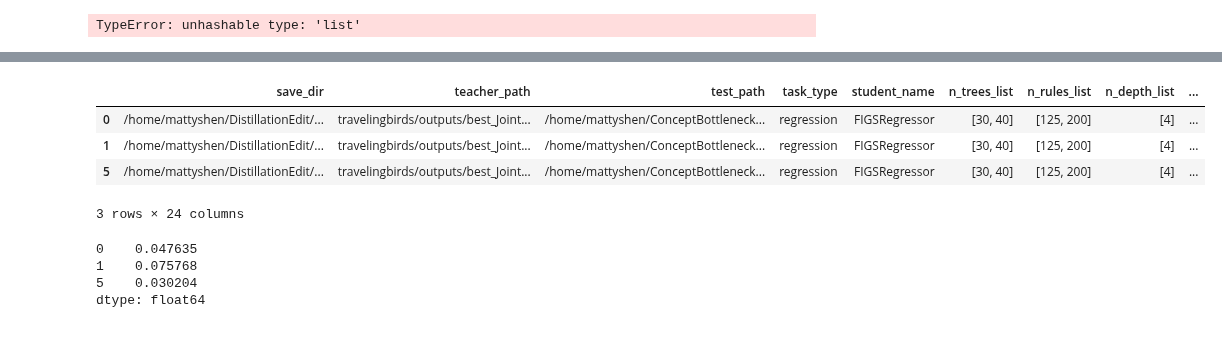
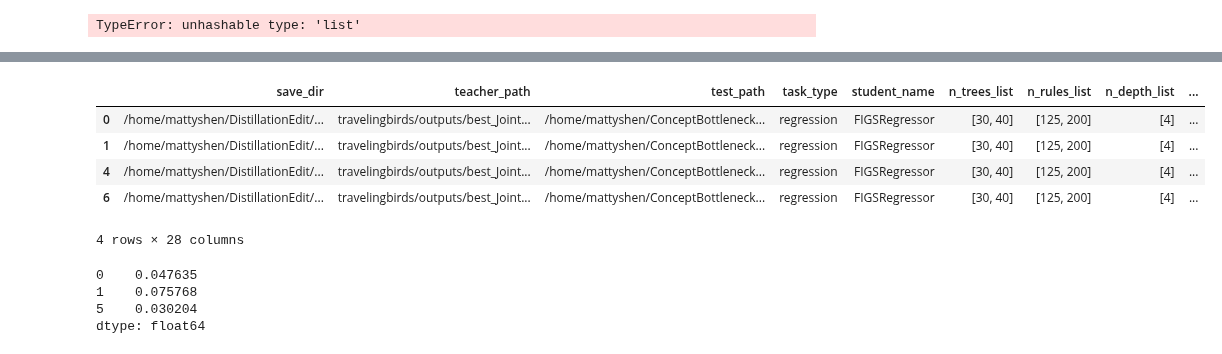
Before and after one commit to mattyshen/adaptiveTTI, a Jupyter notebook: notebooks/distillation_travelingbirds.ipynb, the cells around one changed output, grey strips where cells are left out. Drawn from its saved outputs; the diff is of its cells as text; code cells hidden in the pictures.

```diff
--- a/notebooks/distillation_travelingbirds.ipynb
+++ b/notebooks/distillation_travelingbirds.ipynb
@@ -38,13 +50,14 @@ r.to_csv('../csv_results/distillation_travelingbirds.csv')
 # %%
 no_cv = r[r.student_name == 'FIGSRegressor'].loc[:, ~r.columns.str.contains('train')&~r.columns.str.contains('distillation')]
 # %%
-r[r.student_name == 'FIGSRegressor'].loc[:, ~r.columns.str.contains('train')&~r.columns.str.contains('prediction')]
+r[r.student_name == 'FIGSRegressor'].loc[:, ~r.columns.str.contains('train')&~r.columns.str.contains('distillation')]
 # %% [output]
 |  | save_dir | teacher_path | test_path | task_type | student_name | n_trees_list | n_rules_list | n_depth_list | ... |
 | 0 | /home/mattyshen/DistillationEdit/... | travelingbirds/outputs/best_Joint... | /home/mattyshen/ConceptBottleneck... | regression | FIGSRegressor | [30, 40] | [125, 200] | [4] | ... |
 | 1 | /home/mattyshen/DistillationEdit/... | travelingbirds/outputs/best_Joint... | /home/mattyshen/ConceptBottleneck... | regression | FIGSRegressor | [30, 40] | [125, 200] | [4] | ... |
-| 5 | /home/mattyshen/DistillationEdit/... | travelingbirds/outputs/best_Joint... | /home/mattyshen/ConceptBottleneck... | regression | FIGSRegressor | [30, 40] | [125, 200] | [4] | ... |
+| 4 | /home/mattyshen/DistillationEdit/... | travelingbirds/outputs/best_Joint... | /home/mattyshen/ConceptBottleneck... | regression | FIGSRegressor | [30, 40] | [125, 200] | [4] | ... |
+| 6 | /home/mattyshen/DistillationEdit/... | travelingbirds/outputs/best_Joint... | /home/mattyshen/ConceptBottleneck... | regression | FIGSRegressor | [30, 40] | [125, 200] | [4] | ... |
-3 rows × 24 columns
+4 rows × 28 columns
 # %%
 no_cv['teacher_prediction_adap_interv_test_accuracy'] - no_cv['teacher_prediction_test_accuracy']
 # %% [output]
```
Also changed, not shown: parts of 1 cell of this notebook, 6 other files.
